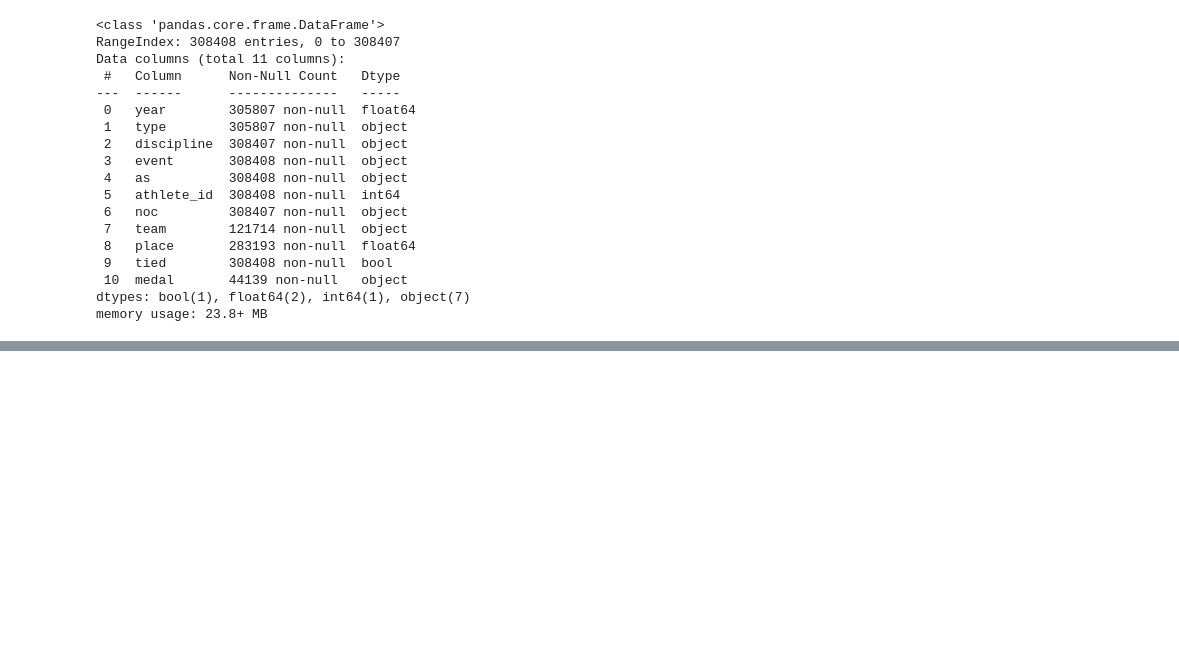
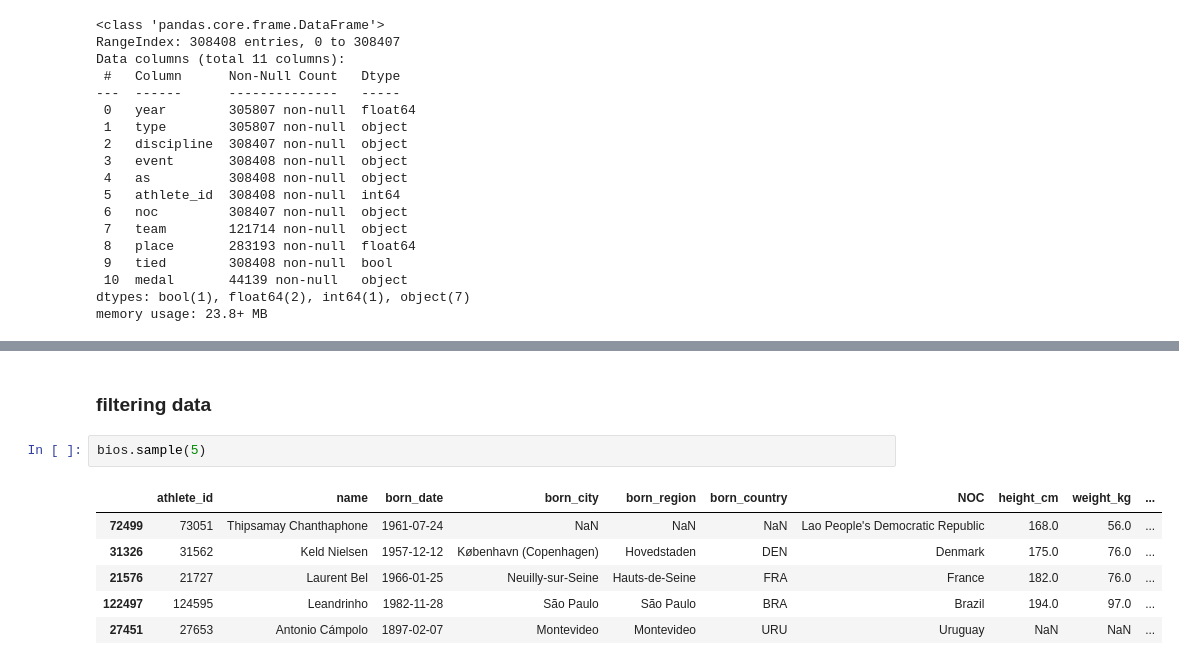
Before and after one commit to keshav2603/pandas-basic, a Jupyter notebook: first.ipynb, the cells around one changed output, grey strips where cells are left out. Saved outputs shown, nothing was run; the diff lists cells and outputs as text; blank space fills up the shorter version.

```diff
--- a/first.ipynb
+++ b/first.ipynb
@@ -108,0 +276,11 @@ memory usage: 23.8+ MB
+# %% [markdown]
+### filtering data
+# %%
+bios.sample(5)
+# %% [output]
+|  | athlete_id | name | born_date | born_city | born_region | born_country | NOC | height_cm | weight_kg | ... |
+| 72499 | 73051 | Thipsamay Chanthaphone | 1961-07-24 | NaN | NaN | NaN | Lao People's Democratic Republic | 168.0 | 56.0 | ... |
+| 31326 | 31562 | Keld Nielsen | 1957-12-12 | København (Copenhagen) | Hovedstaden | DEN | Denmark | 175.0 | 76.0 | ... |
+| 21576 | 21727 | Laurent Bel | 1966-01-25 | Neuilly-sur-Seine | Hauts-de-Seine | FRA | France | 182.0 | 76.0 | ... |
+| 122497 | 124595 | Leandrinho | 1982-11-28 | São Paulo | São Paulo | BRA | Brazil | 194.0 | 97.0 | ... |
+| 27451 | 27653 | Antonio Cámpolo | 1897-02-07 | Montevideo | Montevideo | URU | Uruguay | NaN | NaN | ... |
```
Also changed, not shown: parts of 19 cells of this notebook.
